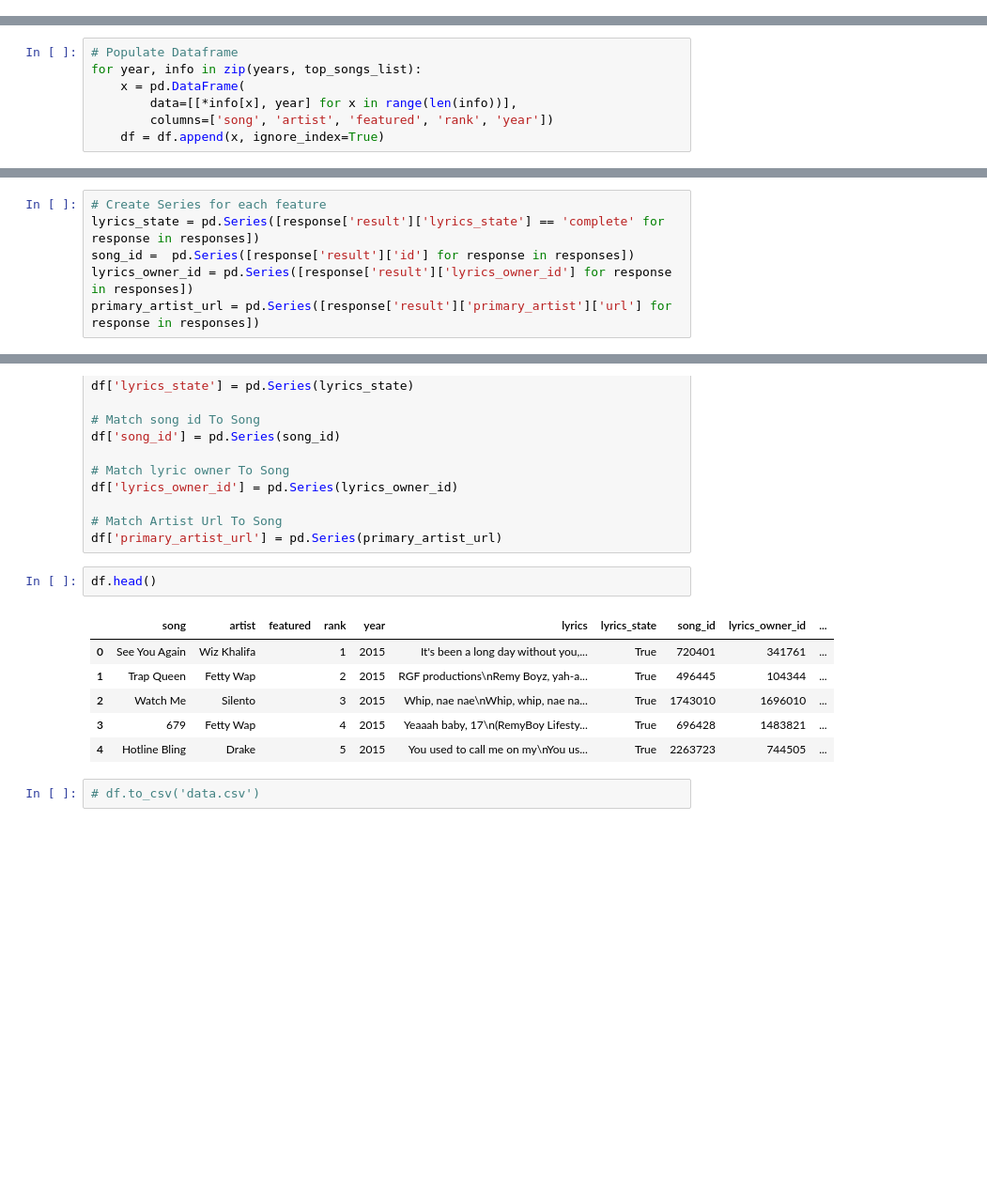
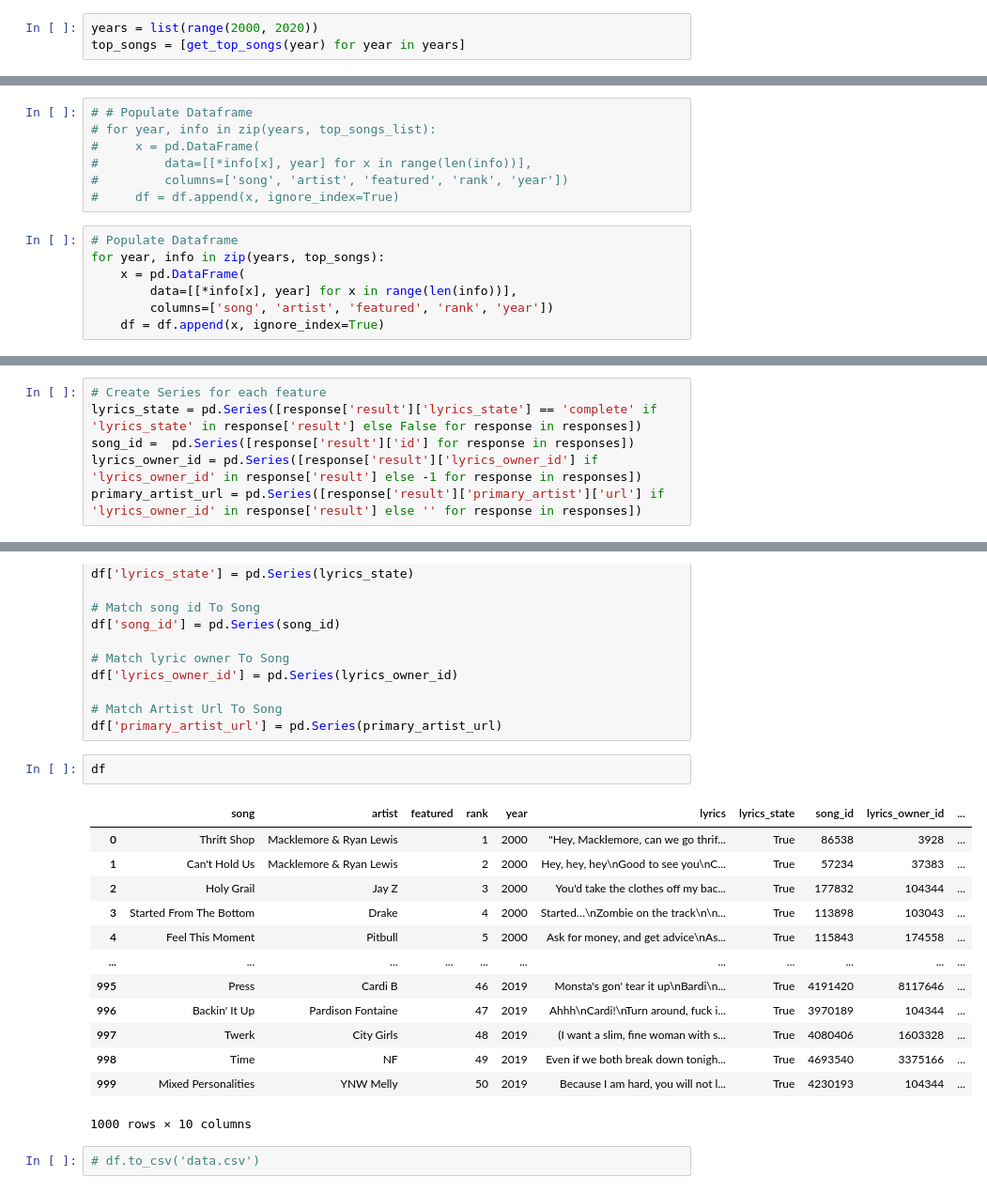
Before and after one commit to boogiedev/HITMAKA-3000, a Jupyter notebook: src/scrape_tester.ipynb, the cells around one changed output, grey strips where cells are left out. Shown: that part at 94% size. Saved outputs shown, nothing was run; the diff lists cells and outputs as text; blank space fills up the shorter version.

Commit message:
add more years

```diff
--- a/src/scrape_tester.ipynb
+++ b/src/scrape_tester.ipynb
@@ -37,15 +37,25 @@ top_songs_list = [top_songs_2015, top_songs_2016, top_songs_2017, top_songs_2018
+# %%
+years = list(range(2000, 2020))
+top_songs = [get_top_songs(year) for year in years]
 # %%
 # Create DataFrame
 df = pd.DataFrame(
         columns=['song', 'artist', 'featured', 'rank', 'year'],
 )
 # %%
-# Populate Dataframe
-for year, info in zip(years, top_songs_list):
-    x = pd.DataFrame(
-        data=[[*info[x], year] for x in range(len(info))],
-        columns=['song', 'artist', 'featured', 'rank', 'year'])
-    df = df.append(x, ignore_index=True)
+# # Populate Dataframe
+# for year, info in zip(years, top_songs_list):
+#     x = pd.DataFrame(
+#         data=[[*info[x], year] for x in range(len(info))],
+#         columns=['song', 'artist', 'featured', 'rank', 'year'])
+#     df = df.append(x, ignore_index=True)
+# %%
+# Populate Dataframe
+for year, info in zip(years, top_songs):
+    x = pd.DataFrame(
+        data=[[*info[x], year] for x in range(len(info))],
+        columns=['song', 'artist', 'featured', 'rank', 'year'])
+    df = df.append(x, ignore_index=True)
 # %%
 # df.info()
 df.head()
@@ -72,9 +127,9 @@ for song, artist in zip(df['song'], df['artist']):
 # %%
 # Create Series for each feature
-lyrics_state = pd.Series([response['result']['lyrics_state'] == 'complete' for response in responses])
+lyrics_state = pd.Series([response['result']['lyrics_state'] == 'complete' if 'lyrics_state' in response['result'] else False for response in responses])
 song_id =  pd.Series([response['result']['id'] for response in responses])
-lyrics_owner_id = pd.Series([response['result']['lyrics_owner_id'] for response in responses])
-primary_artist_url = pd.Series([response['result']['primary_artist']['url'] for response in responses])
+lyrics_owner_id = pd.Series([response['result']['lyrics_owner_id'] if 'lyrics_owner_id' in response['result'] else -1 for response in responses])
+primary_artist_url = pd.Series([response['result']['primary_artist']['url'] if 'lyrics_owner_id' in response['result'] else '' for response in responses])
 # %%
 # Create More Features for Each Song ['lyrics_state', 'id', 'lyric_owner_id']
 
@@ -93,13 +148,20 @@ df['lyrics_owner_id'] = pd.Series(lyrics_owner_id)
 # Match Artist Url To Song
 df['primary_artist_url'] = pd.Series(primary_artist_url)
 # %%
-df.head()
+df
 # %% [output]
 |  | song | artist | featured | rank | year | lyrics | lyrics_state | song_id | lyrics_owner_id | ... |
-| 0 | See You Again | Wiz Khalifa |  | 1 | 2015 | It's been a long day without you,... | True | 720401 | 341761 | ... |
-| 1 | Trap Queen | Fetty Wap |  | 2 | 2015 | RGF productions\nRemy Boyz, yah-a... | True | 496445 | 104344 | ... |
-| 2 | Watch Me | Silento |  | 3 | 2015 | Whip, nae nae\nWhip, whip, nae na... | True | 1743010 | 1696010 | ... |
-| 3 | 679 | Fetty Wap |  | 4 | 2015 | Yeaaah baby, 17\n(RemyBoy Lifesty... | True | 696428 | 1483821 | ... |
-| 4 | Hotline Bling | Drake |  | 5 | 2015 | You used to call me on my\nYou us... | True | 2263723 | 744505 | ... |
+| 0 | Thrift Shop | Macklemore & Ryan Lewis |  | 1 | 2000 | "Hey, Macklemore, can we go thrif... | True | 86538 | 3928 | ... |
+| 1 | Can't Hold Us | Macklemore & Ryan Lewis |  | 2 | 2000 | Hey, hey, hey\nGood to see you\nC... | True | 57234 | 37383 | ... |
+| 2 | Holy Grail | Jay Z |  | 3 | 2000 | You'd take the clothes off my bac... | True | 177832 | 104344 | ... |
+| 3 | Started From The Bottom | Drake |  | 4 | 2000 | Started…\nZombie on the track\n\n... | True | 113898 | 103043 | ... |
+| 4 | Feel This Moment | Pitbull |  | 5 | 2000 | Ask for money, and get advice\nAs... | True | 115843 | 174558 | ... |
+| ... | ... | ... | ... | ... | ... | ... | ... | ... | ... | ... |
+| 995 | Press | Cardi B |  | 46 | 2019 | Monsta's gon' tear it up\nBardi\n... | True | 4191420 | 8117646 | ... |
+| 996 | Backin' It Up | Pardison Fontaine |  | 47 | 2019 | Ahhh\nCardi!\nTurn around, fuck i... | True | 3970189 | 104344 | ... |
+| 997 | Twerk | City Girls |  | 48 | 2019 | (I want a slim, fine woman with s... | True | 4080406 | 1603328 | ... |
+| 998 | Time | NF |  | 49 | 2019 | Even if we both break down tonigh... | True | 4693540 | 3375166 | ... |
+| 999 | Mixed Personalities | YNW Melly |  | 50 | 2019 | Because I am hard, you will not l... | True | 4230193 | 104344 | ... |
+1000 rows × 10 columns
 # %%
 # df.to_csv('data.csv')
```
Also changed, not shown: parts of 10 cells of this notebook, 2 other files.
